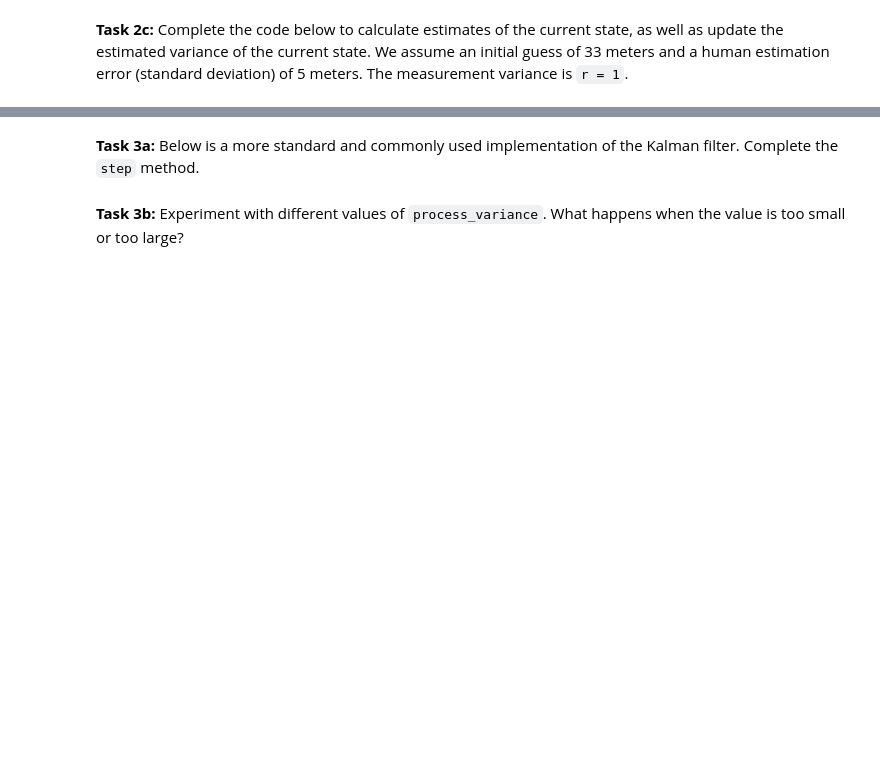
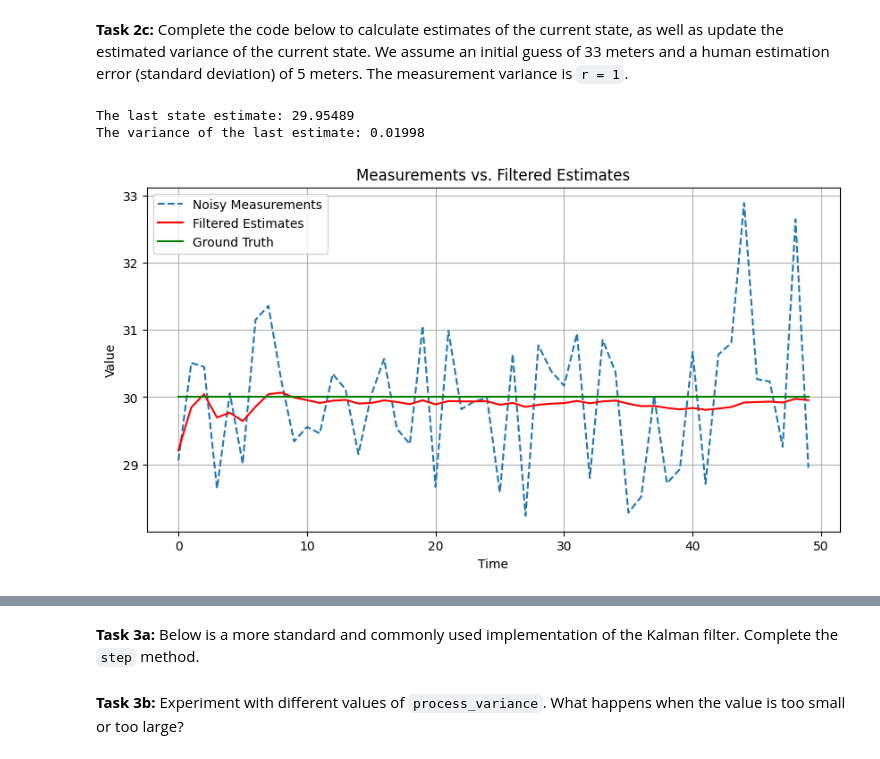
Before and after one commit to MichalSlowakiewicz/Robot-Control, a Jupyter notebook: LAB_8.ipynb, the cells around one changed output, grey strips where cells are left out. Saved outputs shown, nothing was run; the diff lists cells and outputs as text; code cells hidden in the pictures; blank space fills up the shorter version.

```diff
--- a/LAB_8.ipynb
+++ b/LAB_8.ipynb
@@ -187,26 +191,30 @@ We assume an initial guess of 33 meters and a human estimation error (standard d
 # %%
 initial_guess = 33
 variance_now = 5**2
 r = 1
 estimates = [initial_guess]
 
 for n in range(1,num_measurements + 1):
     z = measurements[n - 1]  # current observation (measurement[n-1] corresponds to measurement taken at time n)
     x_prev = estimates[-1]  # prediction of current state
     variance_previous = variance_now
 
     ### YOUR CODE STARTS ###
-    K_n = ...
-    x_now = ...
-    variance_now = ...
+    K_n = variance_previous / (variance_previous+1)
+    x_now = x_prev + K_n * (z - x_prev)
+    variance_now = (1-K_n)*variance_previous
 
     ### YOUR CODE ENDS ###
 
     estimates.append(x_now)
 
 print(f"The last state estimate: {x_now:.5f}")
 print(f"The variance of the last estimate: {variance_now:.5f}")
 plot_measurement_and_estimates(measurements, estimates[1:],np.full(num_measurements, ground_truth))
+# %% [output]
+The last state estimate: 29.95489
+The variance of the last estimate: 0.01998
+[figure, added]
 # %% [markdown]
 # Process noise
 
```
Also changed, not shown: parts of 4 cells of this notebook.
